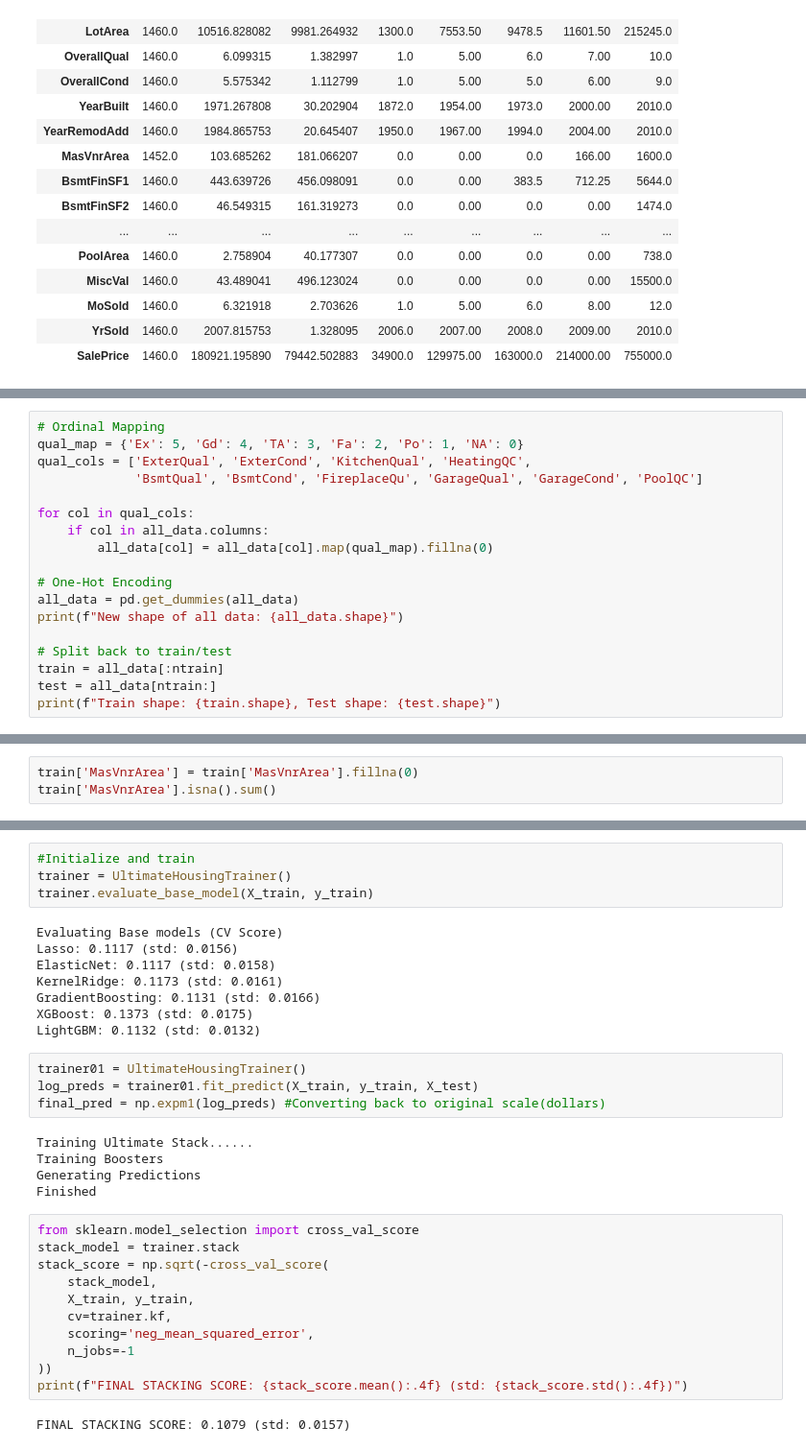
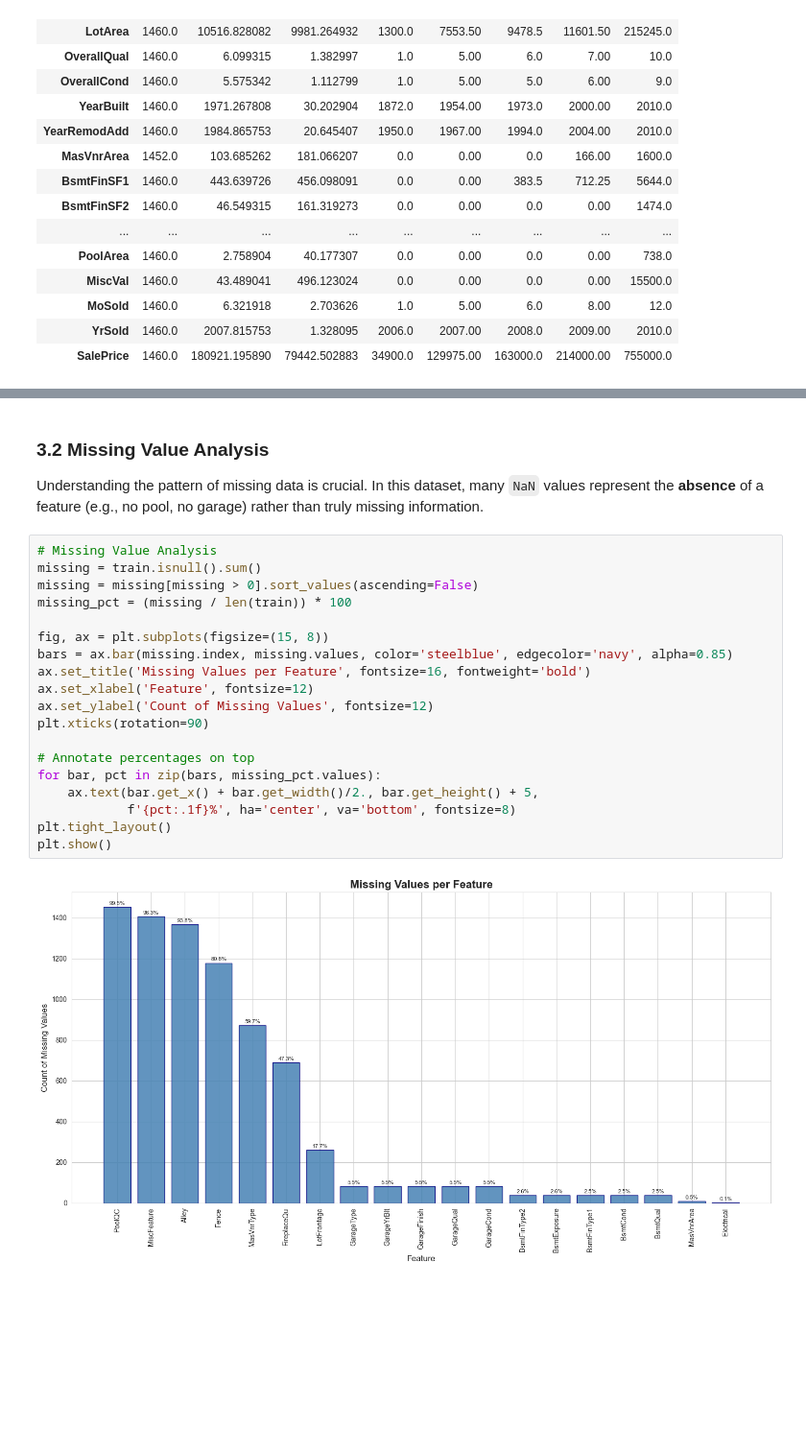
Before and after one commit to garnikdavtian/House_Pricing_Competitional, a Jupyter notebook: solution.ipynb, the cells around one changed output, grey strips where cells are left out. Shown at 96% size. Cells and saved outputs as stored; diff of their text form; blank space fills up the shorter version.

```diff
--- a/solution.ipynb
+++ b/solution.ipynb
@@ -484,18 +123,0 @@ Mapping ordinal features and One-Hot Encoding categorical features.
-# %%
-# Ordinal Mapping
-qual_map = {'Ex': 5, 'Gd': 4, 'TA': 3, 'Fa': 2, 'Po': 1, 'NA': 0}
-qual_cols = ['ExterQual', 'ExterCond', 'KitchenQual', 'HeatingQC',
-             'BsmtQual', 'BsmtCond', 'FireplaceQu', 'GarageQual', 'GarageCond', 'PoolQC']
-
-for col in qual_cols:
-    if col in all_data.columns:
-        all_data[col] = all_data[col].map(qual_map).fillna(0)
-
-# One-Hot Encoding
-all_data = pd.get_dummies(all_data)
-print(f"New shape of all data: {all_data.shape}")
-
-# Split back to train/test
-train = all_data[:ntrain]
-test = all_data[ntrain:]
-print(f"Train shape: {train.shape}, Test shape: {test.shape}")
@@ -510,3 +123,0 @@ for i in train.columns:
-# %%
-train['MasVnrArea'] = train['MasVnrArea'].fillna(0)
-train['MasVnrArea'].isna().sum()
@@ -757,34 +124,25 @@ Check how individual models perform
-# %%
-#Initialize and train
-trainer = UltimateHousingTrainer()
-trainer.evaluate_base_model(X_train, y_train)
-# %% [output]
-Evaluating Base models (CV Score)
-Lasso: 0.1117 (std: 0.0156)
-ElasticNet: 0.1117 (std: 0.0158)
-KernelRidge: 0.1173 (std: 0.0161)
-GradientBoosting: 0.1131 (std: 0.0166)
-XGBoost: 0.1373 (std: 0.0175)
-LightGBM: 0.1132 (std: 0.0132)
-# %%
-trainer01 = UltimateHousingTrainer()
-log_preds = trainer01.fit_predict(X_train, y_train, X_test)
-final_pred = np.expm1(log_preds) #Converting back to original scale(dollars)
-# %% [output]
-Training Ultimate Stack......
-Training Boosters
-Generating Predictions
-Finished
-# %%
-from sklearn.model_selection import cross_val_score
-stack_model = trainer.stack
-stack_score = np.sqrt(-cross_val_score(
-    stack_model,
-    X_train, y_train,
-    cv=trainer.kf,
-    scoring='neg_mean_squared_error',
-    n_jobs=-1
-))
-print(f"FINAL STACKING SCORE: {stack_score.mean():.4f} (std: {stack_score.std():.4f})")
-# %% [output]
-FINAL STACKING SCORE: 0.1079 (std: 0.0157)
+# %% [markdown]
+### 3.2 Missing Value Analysis
+
+Understanding the pattern of missing data is crucial. In this dataset, many `NaN` values represent the **absence** of a feature (e.g., no pool, no garage) rather than truly missing information.
+# %%
+# Missing Value Analysis
+missing = train.isnull().sum()
+missing = missing[missing > 0].sort_values(ascending=False)
+missing_pct = (missing / len(train)) * 100
+
+fig, ax = plt.subplots(figsize=(15, 8))
+bars = ax.bar(missing.index, missing.values, color='steelblue', edgecolor='navy', alpha=0.85)
+ax.set_title('Missing Values per Feature', fontsize=16, fontweight='bold')
+ax.set_xlabel('Feature', fontsize=12)
+ax.set_ylabel('Count of Missing Values', fontsize=12)
+plt.xticks(rotation=90)
+
+# Annotate percentages on top
+for bar, pct in zip(bars, missing_pct.values):
+    ax.text(bar.get_x() + bar.get_width()/2., bar.get_height() + 5,
+            f'{pct:.1f}%', ha='center', va='bottom', fontsize=8)
+plt.tight_layout()
+plt.show()
+# %% [output]
+[figure, added]
```
Also changed, not shown: parts of 83 cells of this notebook, 1 other file.
